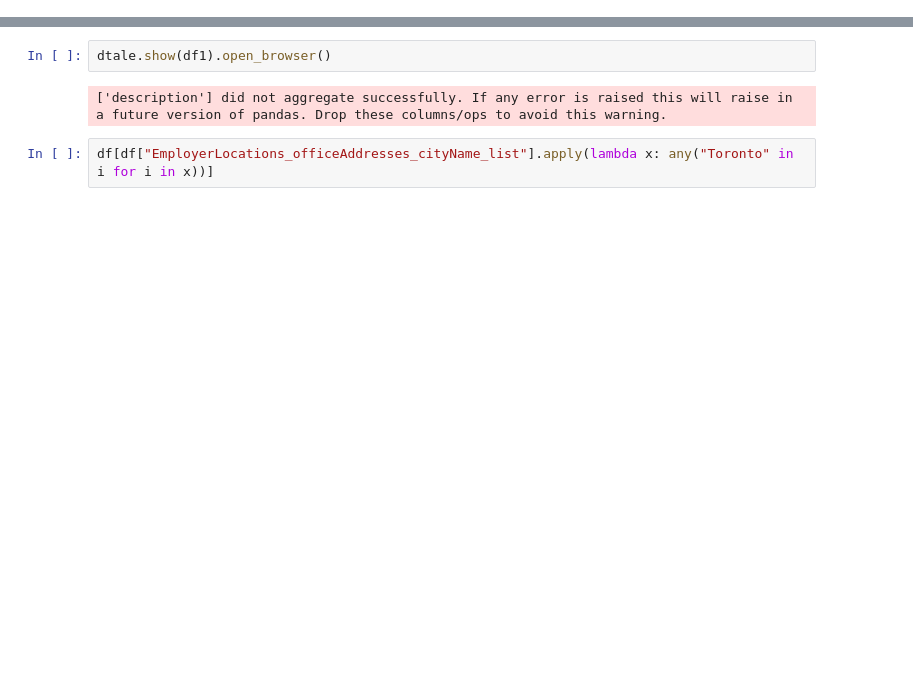
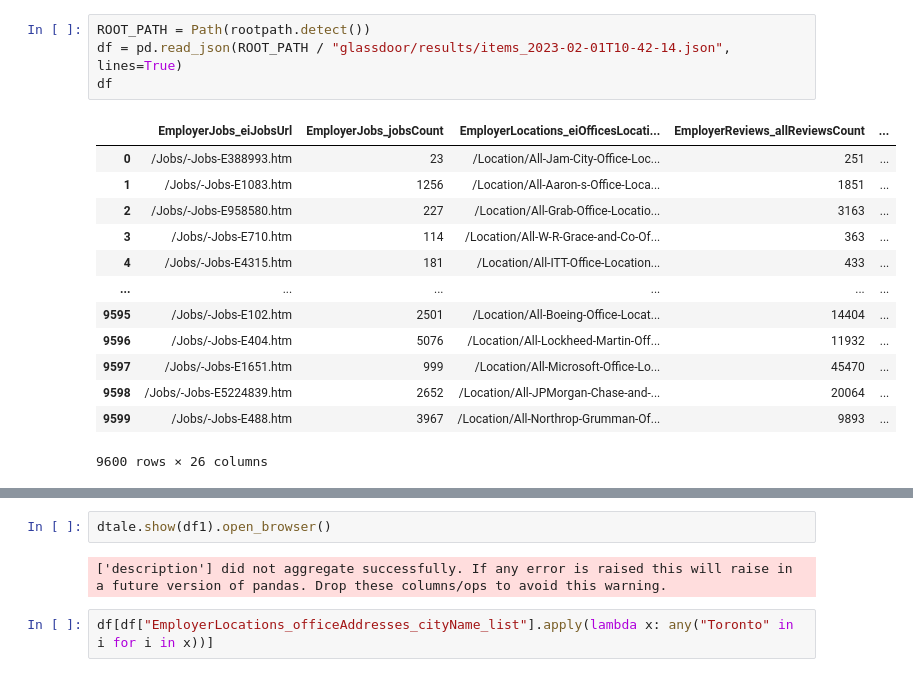
Before and after one commit to aljeshishe/new_job, a Jupyter notebook: notebooks/rnd.ipynb, the cells around one changed output, grey strips where cells are left out. Saved outputs shown, nothing was run; the diff lists cells and outputs as text; blank space fills up the shorter version.

```diff
--- a/notebooks/rnd.ipynb
+++ b/notebooks/rnd.ipynb
@@ -8 +7,19 @@ PosixPath('/Users/alexeygrachev/git/new_job')
+# %%
+ROOT_PATH = Path(rootpath.detect())
+df = pd.read_json(ROOT_PATH / "glassdoor/results/items_2023-02-01T10-42-14.json", lines=True)
+df
+# %% [output]
+|  | EmployerJobs_eiJobsUrl | EmployerJobs_jobsCount | EmployerLocations_eiOfficesLocati... | EmployerReviews_allReviewsCount | ... |
+| 0 | /Jobs/-Jobs-E388993.htm | 23 | /Location/All-Jam-City-Office-Loc... | 251 | ... |
+| 1 | /Jobs/-Jobs-E1083.htm | 1256 | /Location/All-Aaron-s-Office-Loca... | 1851 | ... |
+| 2 | /Jobs/-Jobs-E958580.htm | 227 | /Location/All-Grab-Office-Locatio... | 3163 | ... |
+| 3 | /Jobs/-Jobs-E710.htm | 114 | /Location/All-W-R-Grace-and-Co-Of... | 363 | ... |
+| 4 | /Jobs/-Jobs-E4315.htm | 181 | /Location/All-ITT-Office-Location... | 433 | ... |
+| ... | ... | ... | ... | ... | ... |
+| 9595 | /Jobs/-Jobs-E102.htm | 2501 | /Location/All-Boeing-Office-Locat... | 14404 | ... |
+| 9596 | /Jobs/-Jobs-E404.htm | 5076 | /Location/All-Lockheed-Martin-Off... | 11932 | ... |
+| 9597 | /Jobs/-Jobs-E1651.htm | 999 | /Location/All-Microsoft-Office-Lo... | 45470 | ... |
+| 9598 | /Jobs/-Jobs-E5224839.htm | 2652 | /Location/All-JPMorgan-Chase-and-... | 20064 | ... |
+| 9599 | /Jobs/-Jobs-E488.htm | 3967 | /Location/All-Northrop-Grumman-Of... | 9893 | ... |
+9600 rows × 26 columns
 # %%
```
Also changed, not shown: parts of 5 cells of this notebook.
